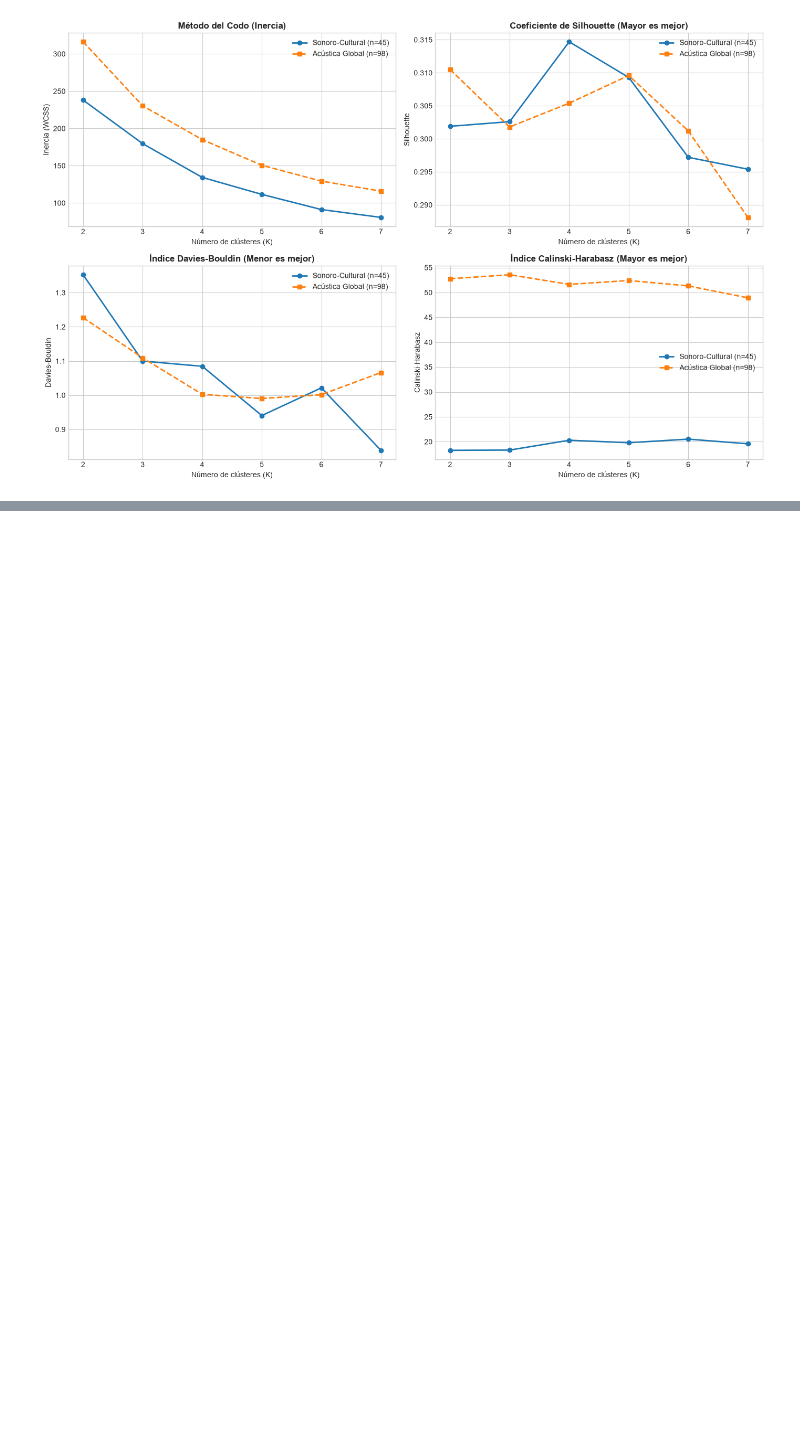
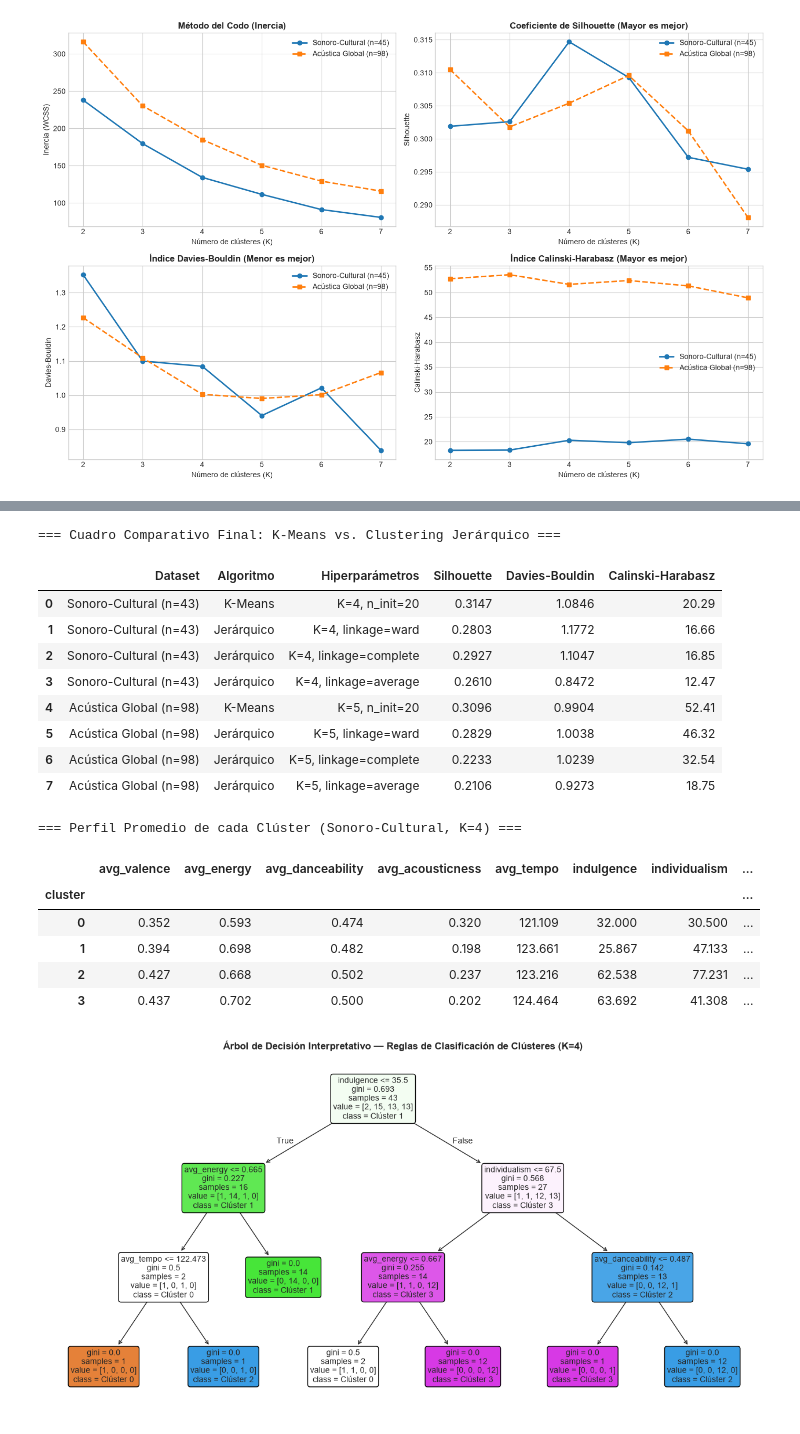
Before and after one commit to marianagrau99/musica-por-pais, a Jupyter notebook: 03_mineria_modelado.ipynb, the cells around one changed output, grey strips where cells are left out. Saved outputs shown, nothing was run; the diff lists cells and outputs as text; code cells hidden in the pictures; blank space fills up the shorter version.

```diff
--- a/03_mineria_modelado.ipynb
+++ b/03_mineria_modelado.ipynb
@@ -238,0 +334,75 @@ Visualizamos los **dendrogramas** sobre ambas matrices y comparamos las métrica
+# %%
+from sklearn.tree import DecisionTreeClassifier, plot_tree
+
+# 1. Tabla comparativa consolidada: K-Means vs Clustering Jerárquico
+comp_modelos = []
+
+for nombre_ds, X_mat, k_opt in [("Sonoro-Cultural (n=43)", X_cult_scaled, 4), ("Acústica Global (n=98)", X_audio_scaled, 5)]:
+    # K-Means
+    km = KMeans(n_clusters=k_opt, random_state=42, n_init=20)
+    lbl_km = km.fit_predict(X_mat)
+    comp_modelos.append({
+        'Dataset': nombre_ds, 'Algoritmo': 'K-Means', 'Hiperparámetros': f'K={k_opt}, n_init=20',
+        'Silhouette': round(silhouette_score(X_mat, lbl_km), 4),
+        'Davies-Bouldin': round(davies_bouldin_score(X_mat, lbl_km), 4),
+        'Calinski-Harabasz': round(calinski_harabasz_score(X_mat, lbl_km), 2)
+    })
+    # Jerárquico (Ward, Complete, Average)
+    for lk in ['ward', 'complete', 'average']:
+        hc = AgglomerativeClustering(n_clusters=k_opt, linkage=lk)
+        lbl_hc = hc.fit_predict(X_mat)
+        comp_modelos.append({
+            'Dataset': nombre_ds, 'Algoritmo': 'Jerárquico', 'Hiperparámetros': f'K={k_opt}, linkage={lk}',
+            'Silhouette': round(silhouette_score(X_mat, lbl_hc), 4),
+            'Davies-Bouldin': round(davies_bouldin_score(X_mat, lbl_hc), 4),
+            'Calinski-Harabasz': round(calinski_harabasz_score(X_mat, lbl_hc), 2)
+        })
+
+df_comparativa_final = pd.DataFrame(comp_modelos)
+print("=== Cuadro Comparativo Final: K-Means vs. Clustering Jerárquico ===")
+display(df_comparativa_final)
+
+# 2. Asignar etiquetas del modelo ganador (K-Means K=4 en Sonoro-Cultural) y perfilar clústeres
+km_cult_opt = KMeans(n_clusters=4, random_state=42, n_init=20)
+df_cult['cluster'] = km_cult_opt.fit_predict(X_cult_scaled)
+
+print("\n=== Perfil Promedio de cada Clúster (Sonoro-Cultural, K=4) ===")
+perfil_cult = df_cult.groupby('cluster')[cols_completas].mean().round(3)
+perfil_cult['cantidad_paises'] = df_cult.groupby('cluster')['country'].count()
+perfil_cult['paises'] = df_cult.groupby('cluster')['country'].apply(lambda s: ', '.join(s.tolist()))
+display(perfil_cult)
+
+# 3. Árbol de Decisión Interpretativo (explicar reglas de pertenencia a cada clúster)
+dt_interp = DecisionTreeClassifier(max_depth=3, random_state=42)
+dt_interp.fit(df_cult[cols_completas], df_cult['cluster'])
+
+plt.figure(figsize=(16, 8))
+plot_tree(
+    dt_interp,
+    feature_names=cols_completas,
+    class_names=[f"Clúster {i}" for i in range(4)],
+    filled=True,
+    rounded=True,
+    fontsize=10
+)
+plt.title("Árbol de Decisión Interpretativo — Reglas de Clasificación de Clústeres (K=4)", fontweight='bold')
+plt.show()
+# %% [output]
+=== Cuadro Comparativo Final: K-Means vs. Clustering Jerárquico ===
+|  | Dataset | Algoritmo | Hiperparámetros | Silhouette | Davies-Bouldin | Calinski-Harabasz |
+| 0 | Sonoro-Cultural (n=43) | K-Means | K=4, n_init=20 | 0.3147 | 1.0846 | 20.29 |
+| 1 | Sonoro-Cultural (n=43) | Jerárquico | K=4, linkage=ward | 0.2803 | 1.1772 | 16.66 |
+| 2 | Sonoro-Cultural (n=43) | Jerárquico | K=4, linkage=complete | 0.2927 | 1.1047 | 16.85 |
+| 3 | Sonoro-Cultural (n=43) | Jerárquico | K=4, linkage=average | 0.2610 | 0.8472 | 12.47 |
+| 4 | Acústica Global (n=98) | K-Means | K=5, n_init=20 | 0.3096 | 0.9904 | 52.41 |
+| 5 | Acústica Global (n=98) | Jerárquico | K=5, linkage=ward | 0.2829 | 1.0038 | 46.32 |
+| 6 | Acústica Global (n=98) | Jerárquico | K=5, linkage=complete | 0.2233 | 1.0239 | 32.54 |
+| 7 | Acústica Global (n=98) | Jerárquico | K=5, linkage=average | 0.2106 | 0.9273 | 18.75 |
+=== Perfil Promedio de cada Clúster (Sonoro-Cultural, K=4) ===
+|  | avg_valence | avg_energy | avg_danceability | avg_acousticness | avg_tempo | indulgence | individualism | ... |
+| cluster |  |  |  |  |  |  |  | ... |
+| 0 | 0.352 | 0.593 | 0.474 | 0.320 | 121.109 | 32.000 | 30.500 | ... |
+| 1 | 0.394 | 0.698 | 0.482 | 0.198 | 123.661 | 25.867 | 47.133 | ... |
+| 2 | 0.427 | 0.668 | 0.502 | 0.237 | 123.216 | 62.538 | 77.231 | ... |
+| 3 | 0.437 | 0.702 | 0.500 | 0.202 | 124.464 | 63.692 | 41.308 | ... |
+[figure, added]
```
Also changed, not shown: parts of 5 cells of this notebook.
